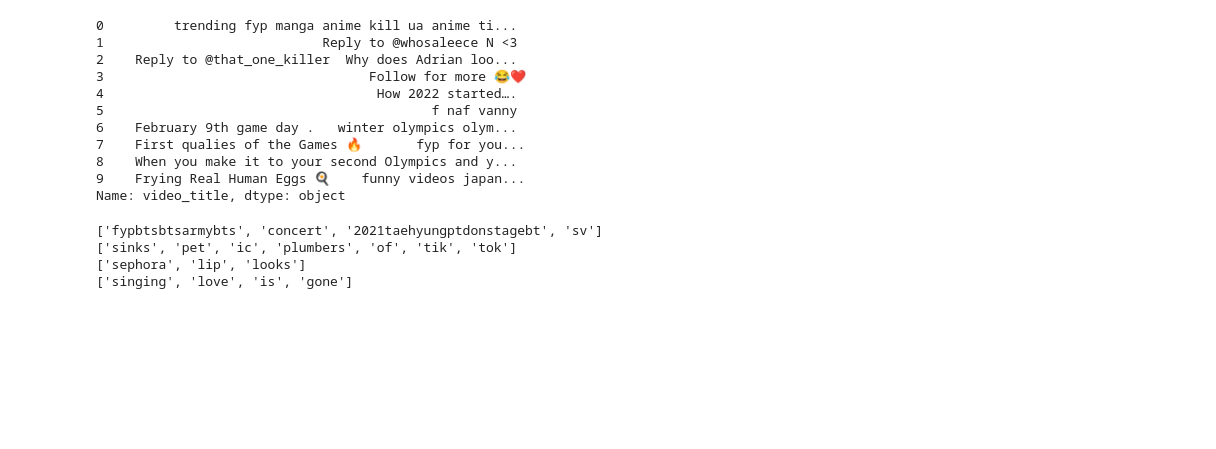
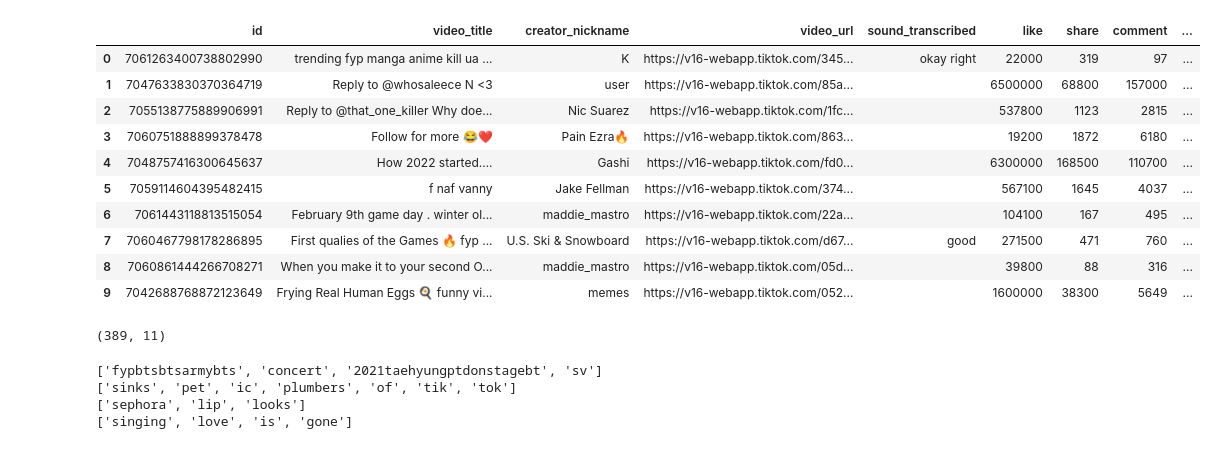
Before and after one commit to mmaemura/tiktok, a Jupyter notebook: data cleaning and sentiment scatter.ipynb, the cells around one changed output. Saved outputs shown, nothing was run; the diff lists cells and outputs as text; code cells hidden in the pictures; blank space fills up the shorter version.

```diff
--- a/data cleaning and sentiment scatter.ipynb
+++ b/data cleaning and sentiment scatter.ipynb
@@ -16,7 +16,7 @@ conn = sqlite3.connect("tiktok.db")
 
 cmd = \
     f"""
-    SELECT id, video_title, creator_nickname, sound_transcribed, like, share, comment, view
+    SELECT id, video_title, creator_nickname, upload_time, sound_transcribed, like, share, comment, view
     FROM tiktok
     """
 
@@ -25,6 +25,9 @@ tiktoks = pd.read_sql_query(cmd, conn)
 conn.close()
 # %%
 def clean_tiktok_df(tiktoks):
+
+    #fix column 'upload_time' -> 'video_url'
+    tiktoks = tiktoks.rename(columns = {'upload_time' : 'video_url'})
 
     #remove duplicates
     dups = tiktoks['id'].duplicated(keep = 'last') #keep the most recent version of the tiktok
@@ -42,6 +45,7 @@ def clean_tiktok_df(tiktoks):
     tiktoks['hashtags'] = [re.findall(r"#(\w+)",x) for x in tiktoks['video_title'] ] #create col for list of hashtag phrases
     tiktoks['predicted_hashtag_words'] = [segment(' '.join(x)) for x in tiktoks['hashtags']] #create col for list of predicted phrases of each hashtag
     tiktoks['predicted_hashtag_words'] = [' '.join(x) for x in tiktoks['predicted_hashtag_words']] #list -> string
+    tiktoks['original_video_title'] = tiktoks['video_title'] #keep original title in new column
     tiktoks['video_title'] = [re.sub("#[A-Za-z0-9_]+","", x) for x in tiktoks['video_title']] #remove hashtagged phrases from title
     tiktoks['video_title'] = tiktoks['video_title'] + tiktoks['predicted_hashtag_words'] #new title where hashtag phrases are replaced with their predicted words
 
@@ -49,19 +53,23 @@ def clean_tiktok_df(tiktoks):
 # %%
 tiktoks = clean_tiktok_df(tiktoks)
 # %%
-tiktoks['video_title'].head(10)
+tiktoks.head(10)
 # %% [output]
-0         trending fyp manga anime kill ua anime ti...
-1                            Reply to @whosaleece N <3
-2    Reply to @that_one_killer  Why does Adrian loo...
-3                                  Follow for more 😂❤️
-4                                   How 2022 started….
-5                                          f naf vanny
-6    February 9th game day .   winter olympics olym...
-7    First qualies of the Games 🔥       fyp for you...
-8    When you make it to your second Olympics and y...
-9    Frying Real Human Eggs 🍳    funny videos japan...
-Name: video_title, dtype: object
+|  | id | video_title | creator_nickname | video_url | sound_transcribed | like | share | comment | ... |
+| 0 | 7061263400738802990 | trending fyp manga anime kill ua ... | K | https://v16-webapp.tiktok.com/345... | okay right | 22000 | 319 | 97 | ... |
+| 1 | 7047633830370364719 | Reply to @whosaleece N <3 | user | https://v16-webapp.tiktok.com/85a... |  | 6500000 | 68800 | 157000 | ... |
+| 2 | 7055138775889906991 | Reply to @that_one_killer Why doe... | Nic Suarez | https://v16-webapp.tiktok.com/1fc... |  | 537800 | 1123 | 2815 | ... |
+| 3 | 7060751888899378478 | Follow for more 😂❤️ | Pain Ezra🔥 | https://v16-webapp.tiktok.com/863... |  | 19200 | 1872 | 6180 | ... |
+| 4 | 7048757416300645637 | How 2022 started…. | Gashi | https://v16-webapp.tiktok.com/fd0... |  | 6300000 | 168500 | 110700 | ... |
+| 5 | 7059114604395482415 | f naf vanny | Jake Fellman | https://v16-webapp.tiktok.com/374... |  | 567100 | 1645 | 4037 | ... |
+| 6 | 7061443118813515054 | February 9th game day . winter ol... | maddie_mastro | https://v16-webapp.tiktok.com/22a... |  | 104100 | 167 | 495 | ... |
+| 7 | 7060467798178286895 | First qualies of the Games 🔥 fyp ... | U.S. Ski & Snowboard | https://v16-webapp.tiktok.com/d67... | good | 271500 | 471 | 760 | ... |
+| 8 | 7060861444266708271 | When you make it to your second O... | maddie_mastro | https://v16-webapp.tiktok.com/05d... |  | 39800 | 88 | 316 | ... |
+| 9 | 7042688768872123649 | Frying Real Human Eggs 🍳 funny vi... | memes | https://v16-webapp.tiktok.com/052... |  | 1600000 | 38300 | 5649 | ... |
+# %%
+tiktoks.shape
+# %% [output]
+(389, 11)
 # %%
 #examples of word segementing:
 print(segment('fyp bts btsarmy btsconcert2021 taehyung ptdonstage btsv')) #doesn't work that well here
```
Also changed, not shown: parts of 11 cells of this notebook.
